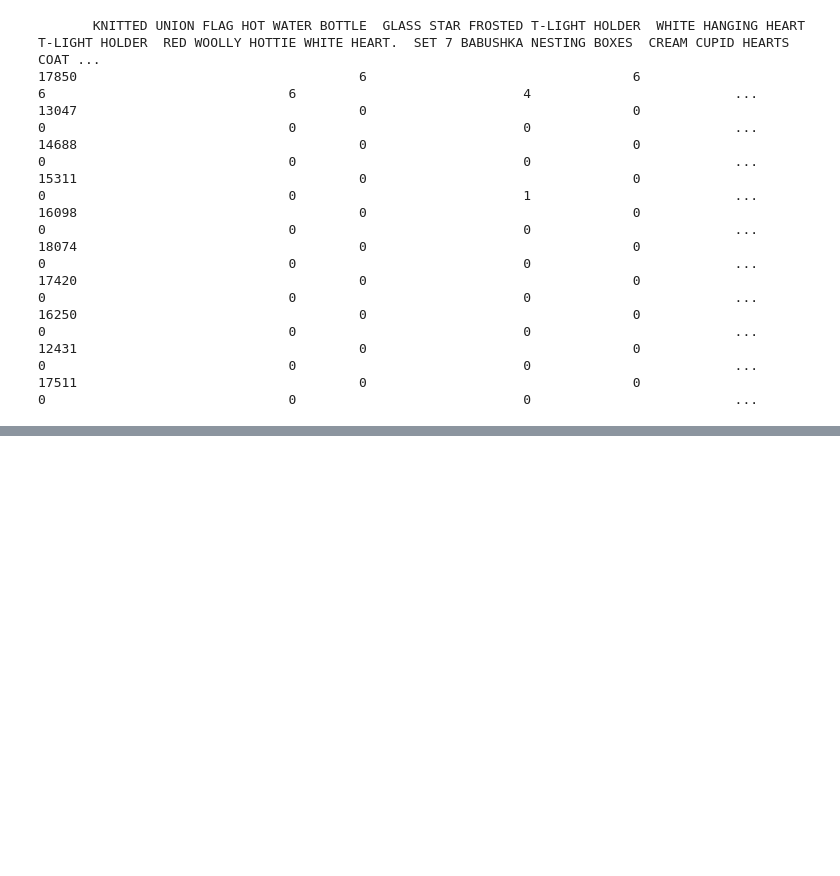
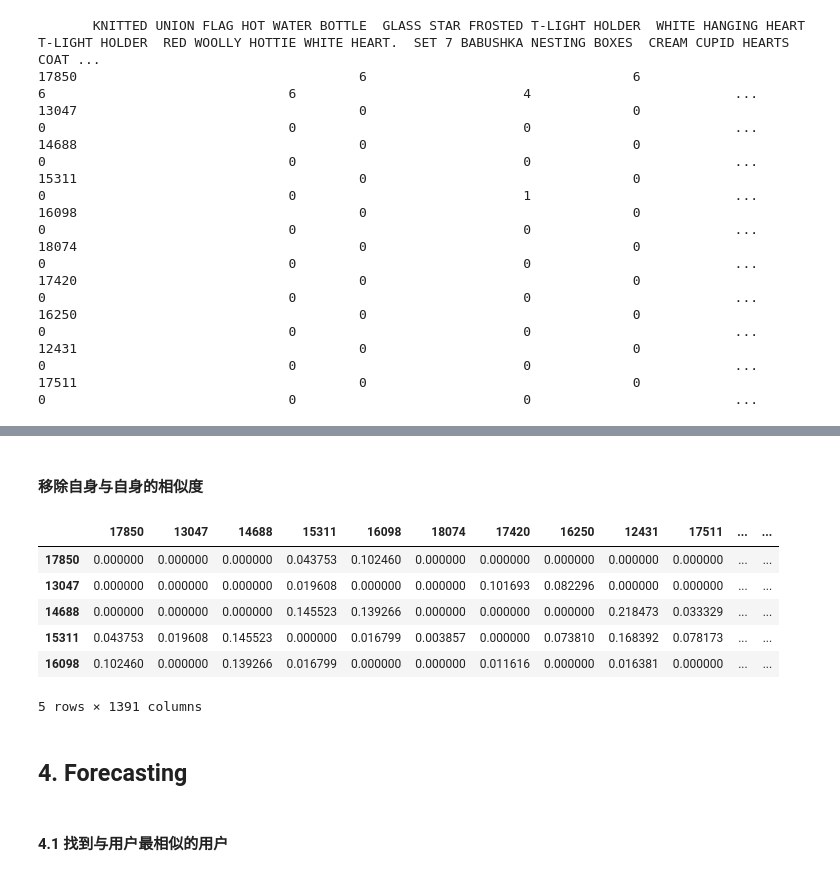
Before and after one commit to yuqingc31/MiningBigData, a Jupyter notebook: assignment3/a1841612_assign2.ipynb, the cells around one changed output, grey strips where cells are left out. Saved outputs shown, nothing was run; the diff lists cells and outputs as text; code cells hidden in the pictures; blank space fills up the shorter version.

```diff
--- a/assignment3/a1841612_assign2.ipynb
+++ b/assignment3/a1841612_assign2.ipynb
@@ -280,0 +293,19 @@ user_similarity_df.head()
+# %% [markdown]
+#### 移除自身与自身的相似度
+# %%
+import numpy as np
+
+np.fill_diagonal(user_similarity_df.values, 0)
+user_similarity_df.loc[:16098, :13932]
+# %% [output]
+|  | 17850 | 13047 | 14688 | 15311 | 16098 | 18074 | 17420 | 16250 | 12431 | 17511 | ... | ... |
+| 17850 | 0.000000 | 0.000000 | 0.000000 | 0.043753 | 0.102460 | 0.000000 | 0.000000 | 0.000000 | 0.000000 | 0.000000 | ... | ... |
+| 13047 | 0.000000 | 0.000000 | 0.000000 | 0.019608 | 0.000000 | 0.000000 | 0.101693 | 0.082296 | 0.000000 | 0.000000 | ... | ... |
+| 14688 | 0.000000 | 0.000000 | 0.000000 | 0.145523 | 0.139266 | 0.000000 | 0.000000 | 0.000000 | 0.218473 | 0.033329 | ... | ... |
+| 15311 | 0.043753 | 0.019608 | 0.145523 | 0.000000 | 0.016799 | 0.003857 | 0.000000 | 0.073810 | 0.168392 | 0.078173 | ... | ... |
+| 16098 | 0.102460 | 0.000000 | 0.139266 | 0.016799 | 0.000000 | 0.000000 | 0.011616 | 0.000000 | 0.016381 | 0.000000 | ... | ... |
+5 rows × 1391 columns
+# %% [markdown]
+## 4. Forecasting
+# %% [markdown]
+#### 4.1 找到与用户最相似的用户
```
Also changed, not shown: parts of 7 cells of this notebook, 7 other files.
